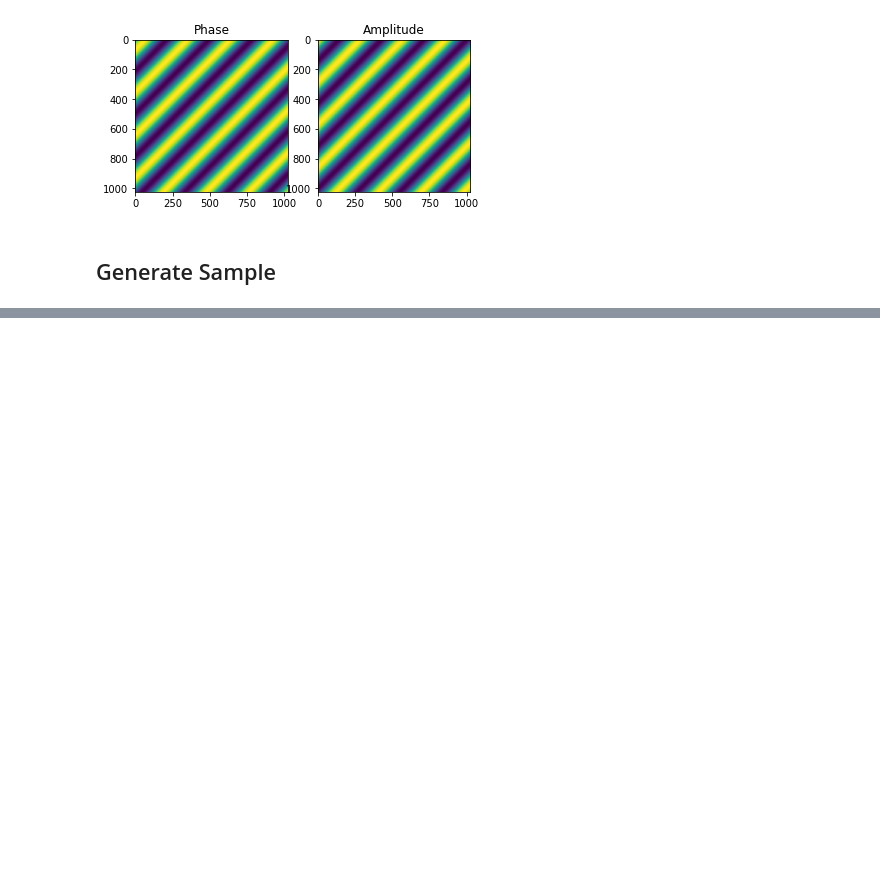
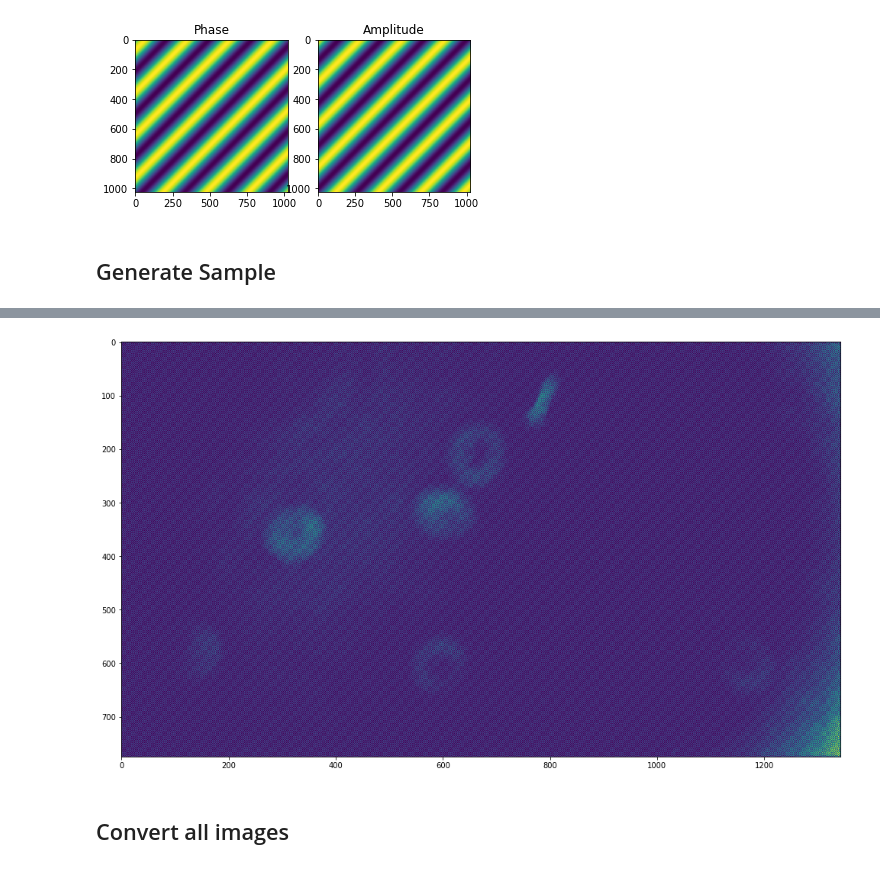
Before and after one commit to zhiduozhang/holo-unet, a Jupyter notebook: Hologram Simulation.ipynb, the cells around one changed output, grey strips where cells are left out. Cells and saved outputs as stored; diff of their text form; code cells hidden in the pictures; blank space fills up the shorter version.

```diff
--- a/Hologram Simulation.ipynb
+++ b/Hologram Simulation.ipynb
@@ -32,3 +32,6 @@ import matplotlib.patches as patches
 from mpl_toolkits.mplot3d import Axes3D
 from matplotlib import cm
 from matplotlib.ticker import LinearLocator, FormatStrFormatter
+# %%
+%pylab inline
+pylab.rcParams['figure.figsize'] = (20, 10)
@@ -233,22 +238,31 @@ image_path = "I:\\Honours-Project\\data\\test data\\simulation\\gestalt-theory-w
-# %%
-img = cv2.imread(image_path)
-gray = cv2.cvtColor(img, cv2.COLOR_BGR2GRAY)
-gray = (gray-np.min(gray))/(np.max(gray)-np.min(gray))
-
-x,y = gray.shape
+# %%
+filename = 'gestalt-theory-wwf-panda-logo.jpg'
+filename = 'MATLAB_0003.avi_frame0.tif'
+
+input_folder = "I:\\Honours-Project\\data\\simulation\\obj\\"
+clean_output_folder = "I:\\Honours-Project\\data\\simulation\\clean_hologram\\"
 # %%
-real, imaginary = gen_plane_wave(wavelength,dx,dy,a,b,x,y)
+def hologram_image(filename,show_img=True,save_img=True):
+    img = cv2.imread(f'{input_folder}{filename}')
+    gray = cv2.cvtColor(img, cv2.COLOR_BGR2GRAY)
+    gray = (gray-np.min(gray))/(np.max(gray)-np.min(gray)) * math.pi
 
-plane_wave = real + 1j*imaginary
+    x,y = gray.shape
 
-obj = intensity(gray+(1j*gray))
+    obj = np.ones((x,y))+(1j*gray) # Create object with the same real and imaginary values
 
-object_wave = object_propogation(obj,wavelength,z,dx,dy)
+    real, imaginary = gen_plane_wave(wavelength,dx,dy,a,b,x,y)
 
-comb_wave = plane_wave + object_wave
+    plane_wave = real + 1j*imaginary
 
-inten = intensity(comb_wave)
+    object_wave = object_propogation(obj,wavelength,z,dx,dy)
 
-plt.imshow(inten)
-np.save('panda_hologram',inten)
-imageio.imwrite('panda_hologram.jpg',inten)
+    comb_wave = plane_wave + object_wave
+
+    inten = intensity(comb_wave)
+
+    if show_img:
+        plt.imshow(inten)
+
+    if(save_img):
+        np.save(f'{clean_output_folder}{filename}',inten)
@@ -257,0 +269,6 @@ WARNING:root:Lossy conversion from float64 to uint8. Range [7.551253864465976e-0
+# %%
+hologram_image(filename,save_img=True)
+# %% [output]
+[figure, added]
+# %% [markdown]
+## Convert all images
```
Also changed, not shown: parts of 8 cells of this notebook.
